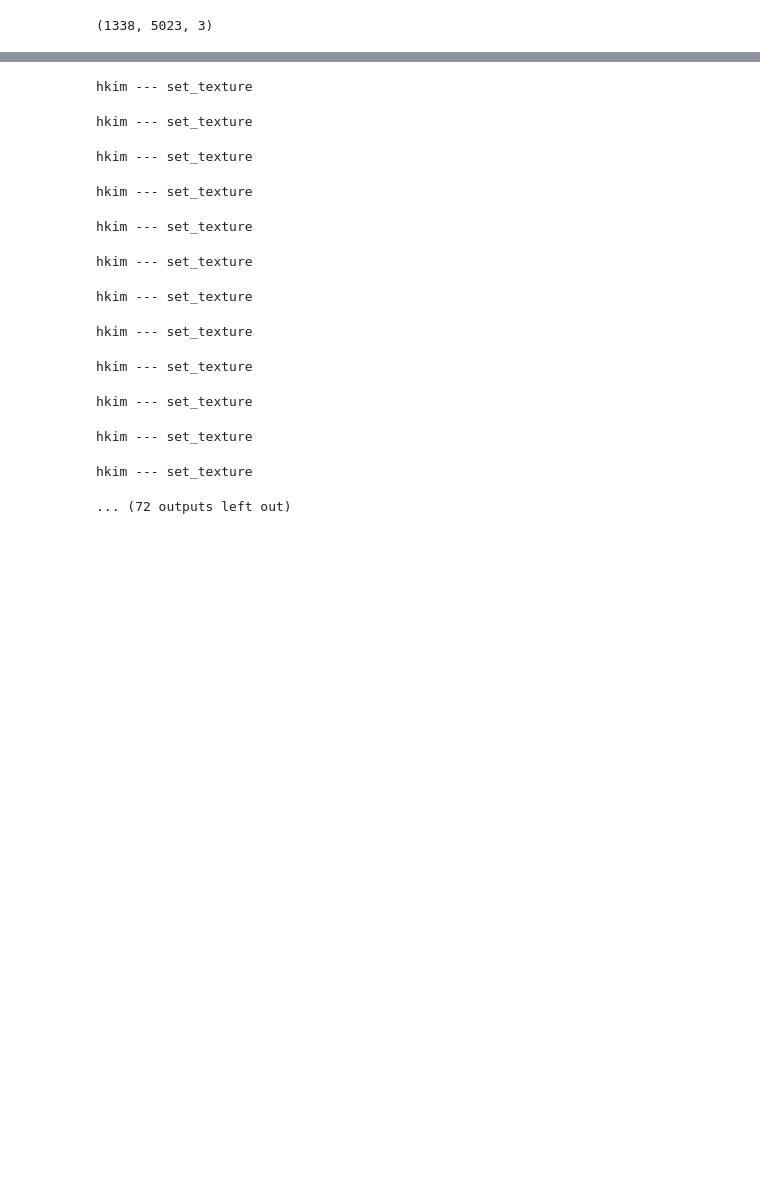
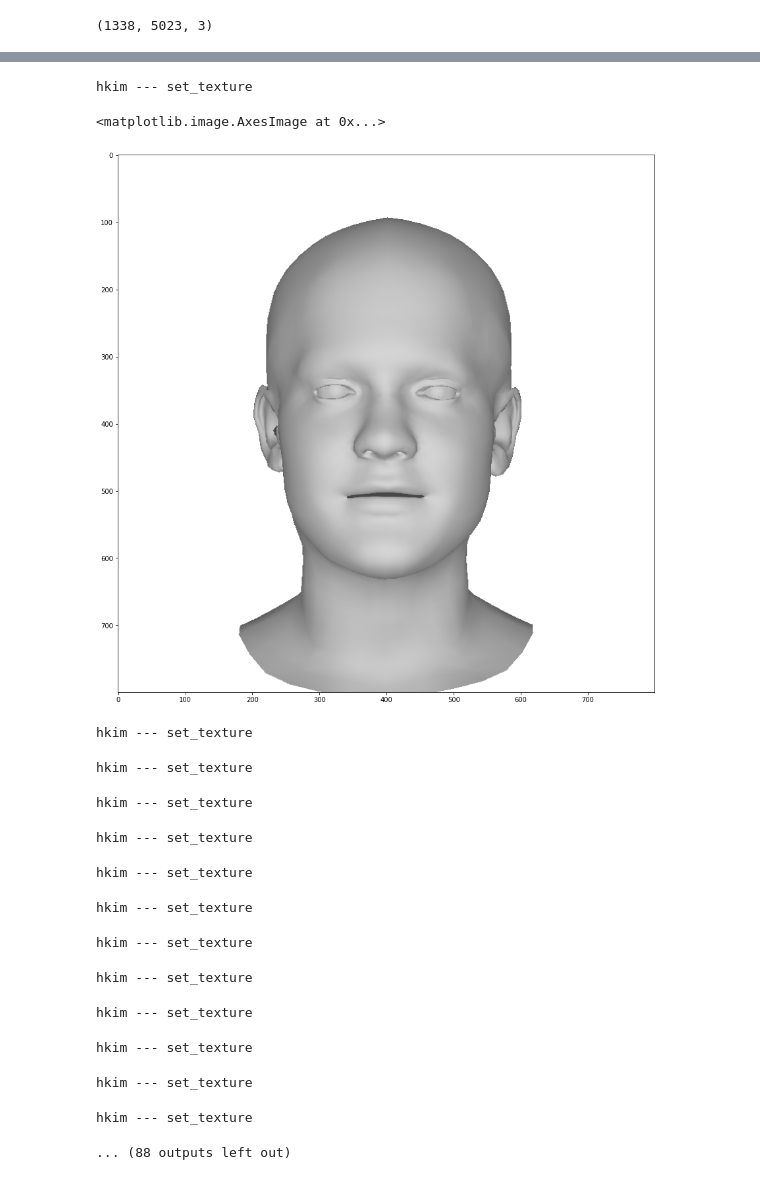
Before and after one commit to secutron/RunTime, a Jupyter notebook: VOCA.ipynb, the cells around one changed output, grey strips where cells are left out. Cells and saved outputs as stored; diff of their text form; code cells hidden in the pictures; blank space fills up the shorter version.

```diff
--- a/VOCA.ipynb
+++ b/VOCA.ipynb
@@ -358,7 +358,7 @@ args = parser.parse_args(args=[])
 #args.audio_fname = './b2-scale512.wav'
 
 # eye sample
-args.sequence_path = './VOCA/animation_variation_pose/meshes/'
+args.sequence_path = '/content/drive/My Drive/animation_output/meshes/'
 args.audio_fname = './b2-scale512.wav'
 
 # Korean Sample
@@ -421,3 +489,29 @@ print(sequence_vertices.shape)
+# %%
+from VOCA.utils.rendering import render_mesh_helper
+import importlib
+#importlib.reload(render_mesh_helper)
+
+import matplotlib.pyplot as plt
+
+num_frames = sequence_vertices.shape[0]
+center = np.mean(sequence_vertices[0], axis=0)
+
+tmp = Mesh(sequence_vertices[0], template.f)
+tmp.set_texture_image('/content/drive/My Drive/animation_texture/meshes/hkim정면crop.png')
+#tmp.()
+print("hkim --- set_texture")
+print("")
+
+#img = render_mesh_helper(Mesh(sequence_vertices[i_frame], template.f), center)
+img = render_mesh_helper(tmp, center)
+
+fig = plt.figure(figsize=(30, 15))
+
+plt.imshow(img)
+# %% [output]
+hkim --- set_texture
+<matplotlib.image.AxesImage at 0x...>
+[figure, added]
 # %%
 import cv2
 import subprocess
@@ -438,4 +532,4 @@ hkim --- set_texture
 hkim --- set_texture
 hkim --- set_texture
 hkim --- set_texture
-... (72 outputs left out)
+... (88 outputs left out)
```
Also changed, not shown: parts of 13 cells of this notebook.
